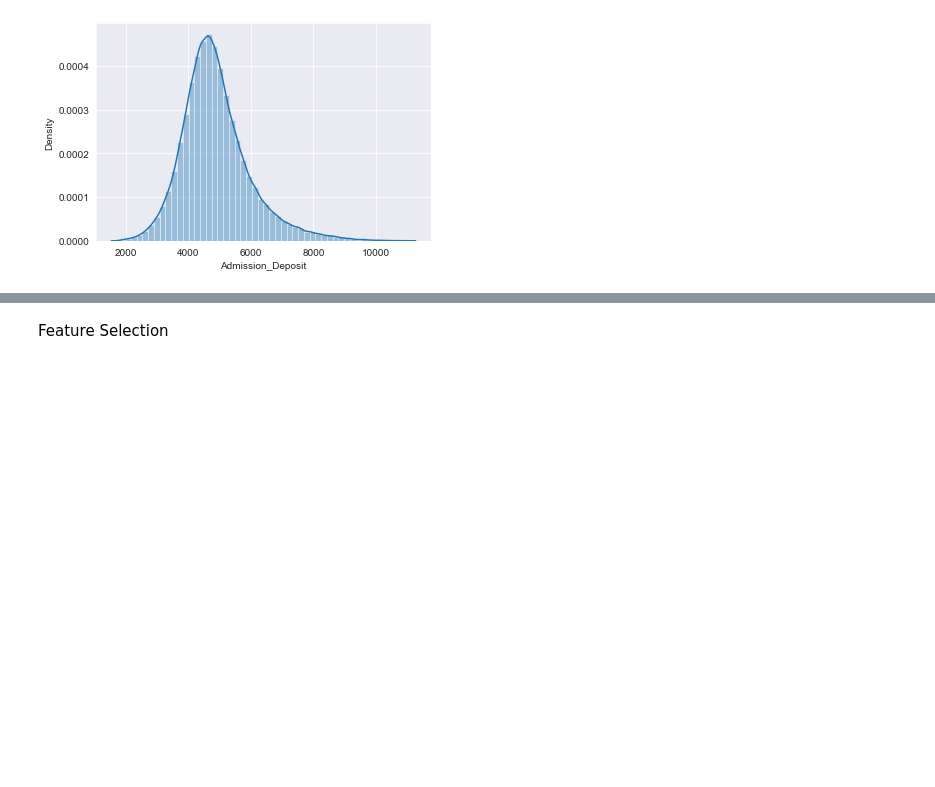
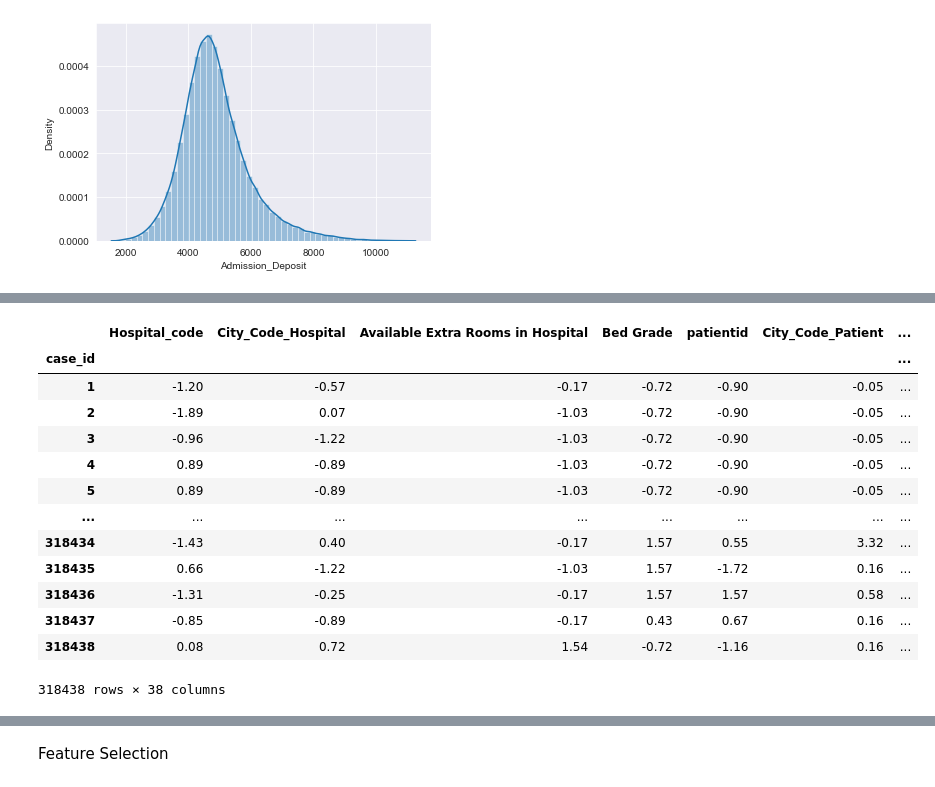
Before and after one commit to DIKLA2322/workspace, a Jupyter notebook: Healthcare_Management.ipynb, the cells around one changed output, grey strips where cells are left out. Drawn from its saved outputs; the diff is of its cells as text; code cells hidden in the pictures; blank space fills up the shorter version.

```diff
--- a/Healthcare_Management.ipynb
+++ b/Healthcare_Management.ipynb
@@ -438,0 +425,17 @@ sns.heatmap(df_full.corr(), annot=True)
+# %%
+X
+# %% [output]
+|  | Hospital_code | City_Code_Hospital | Available Extra Rooms in Hospital | Bed Grade | patientid | City_Code_Patient | ... |
+| case_id |  |  |  |  |  |  | ... |
+| 1 | -1.20 | -0.57 | -0.17 | -0.72 | -0.90 | -0.05 | ... |
+| 2 | -1.89 | 0.07 | -1.03 | -0.72 | -0.90 | -0.05 | ... |
+| 3 | -0.96 | -1.22 | -1.03 | -0.72 | -0.90 | -0.05 | ... |
+| 4 | 0.89 | -0.89 | -1.03 | -0.72 | -0.90 | -0.05 | ... |
+| 5 | 0.89 | -0.89 | -1.03 | -0.72 | -0.90 | -0.05 | ... |
+| ... | ... | ... | ... | ... | ... | ... | ... |
+| 318434 | -1.43 | 0.40 | -0.17 | 1.57 | 0.55 | 3.32 | ... |
+| 318435 | 0.66 | -1.22 | -1.03 | 1.57 | -1.72 | 0.16 | ... |
+| 318436 | -1.31 | -0.25 | -0.17 | 1.57 | 1.57 | 0.58 | ... |
+| 318437 | -0.85 | -0.89 | -0.17 | 0.43 | 0.67 | 0.16 | ... |
+| 318438 | 0.08 | 0.72 | 1.54 | -0.72 | -1.16 | 0.16 | ... |
+318438 rows × 38 columns
```
Also changed, not shown: parts of 62 cells of this notebook.
